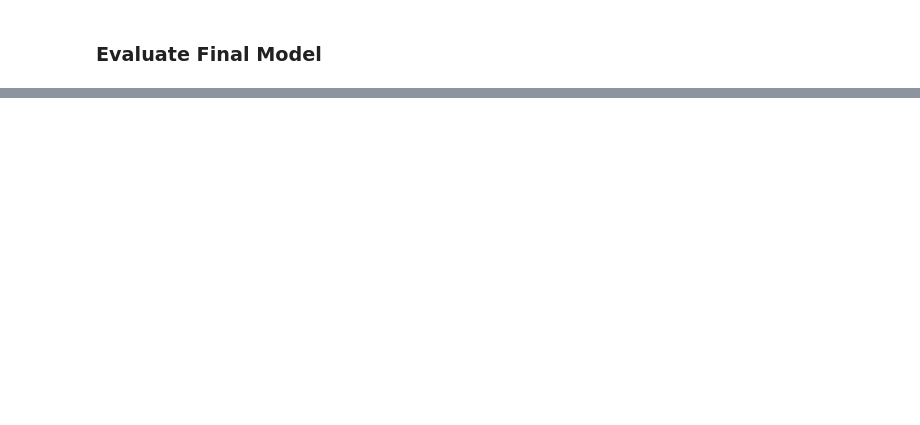
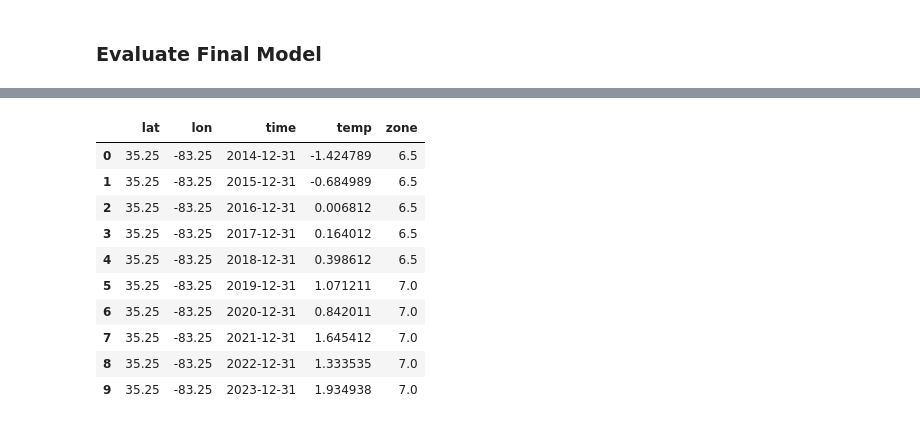
Before and after one commit to FixCarbon/um-mads, a Jupyter notebook: notebooks/train_model.ipynb, the cells around one changed output, grey strips where cells are left out. Saved outputs shown, nothing was run; the diff lists cells and outputs as text; code cells hidden in the pictures; blank space fills up the shorter version.

Commit message:
Final temperature predictions based on minimum with hardiness zones

```diff
--- a/notebooks/train_model.ipynb
+++ b/notebooks/train_model.ipynb
@@ -309,3 +337,34 @@ def plot_temporal_results(df, model, scaler):
+# %%
+def get_zone(df, frequency='YE', window=30):
+    """
+    Categorizes temperature values in a DataFrame into discrete zones based on the 'temp' column.
+
+    This function assigns a zone number to each temperature value in the DataFrame.
+    The zones are defined by temperature ranges spanning 5 degrees each, from -60 to 65 degrees.
+    Each zone is labeled with integers from 1 to 13.
+
+    Parameters:
+    - df (pd.DataFrame): DataFrame containing a 'temp' column with temperature values.
+    - frequency (str): Resampling frequency for the minimum temperature calculation. Defaults to 'YE' (year end).
+    - window(int): Window size for the rolling mean calculation. Defaults to 30.
+
+    Returns:
+    - pd.DataFrame: A modified DataFrame including a new column 'zone' with the categorized zone values.
+    """
+    # Define the bins for temperature categorization
+    bins = range(-60, 70, 5)
+
+    # Define the labels for each bin
+    labels = np.linspace(1, 13, 25)
+
+    # Calculate the rolling mean of minimum temperatures
+    df_minimum = get_minimum(df, frequency)
+    df_zone = to_rolling(df_minimum, window=window, function='mean')
+
+    # Categorize temperatures into zones
+    df_zone['zone'] = pd.cut(df_zone['temp'].round(), bins=bins, labels=labels)
+
+    return df_zone
 # %%
 def save_dataframe(folderpath, filename, dataframe):
     """
@@ -673,4 +733,5 @@ X_scaled = scaler.transform(X)
 preds = model.predict(X_scaled)
 
 # Add predictions to dataframe
-df_predict = df_project_processed.assign(preds=preds)
+df_predictions = df_project_processed.assign(preds=preds)
+df_predictions = df_predictions[['lat', 'lon', 'time', 'preds']]
@@ -688,0 +738,22 @@ save_dataframe('../data', 'df_easternmountain_results', df_predict[['lat', 'lon'
+# %%
+# Create a dataframe with actuals and predictions
+df_actuals_predictions = pd.concat([df_actuals, df_predictions]).reset_index(drop=True)
+df_actuals_predictions['temp'] = df_actuals_predictions['fahrenheit'].combine_first(df_actuals_predictions['preds'])
+df_actuals_predictions = df_actuals_predictions[['lat', 'lon', 'time', 'temp']]
+# %%
+# Create a dataframe with USDA Plant Hardiness Zones
+df_zone = get_zone(df_actuals_predictions)
+# %%
+df_zone.head(10)
+# %% [output]
+|  | lat | lon | time | temp | zone |
+| 0 | 35.25 | -83.25 | 2014-12-31 | -1.424789 | 6.5 |
+| 1 | 35.25 | -83.25 | 2015-12-31 | -0.684989 | 6.5 |
+| 2 | 35.25 | -83.25 | 2016-12-31 | 0.006812 | 6.5 |
+| 3 | 35.25 | -83.25 | 2017-12-31 | 0.164012 | 6.5 |
+| 4 | 35.25 | -83.25 | 2018-12-31 | 0.398612 | 6.5 |
+| 5 | 35.25 | -83.25 | 2019-12-31 | 1.071211 | 7.0 |
+| 6 | 35.25 | -83.25 | 2020-12-31 | 0.842011 | 7.0 |
+| 7 | 35.25 | -83.25 | 2021-12-31 | 1.645412 | 7.0 |
+| 8 | 35.25 | -83.25 | 2022-12-31 | 1.333535 | 7.0 |
+| 9 | 35.25 | -83.25 | 2023-12-31 | 1.934938 | 7.0 |
```
Also changed, not shown: parts of 37 cells of this notebook, 2 other files.
